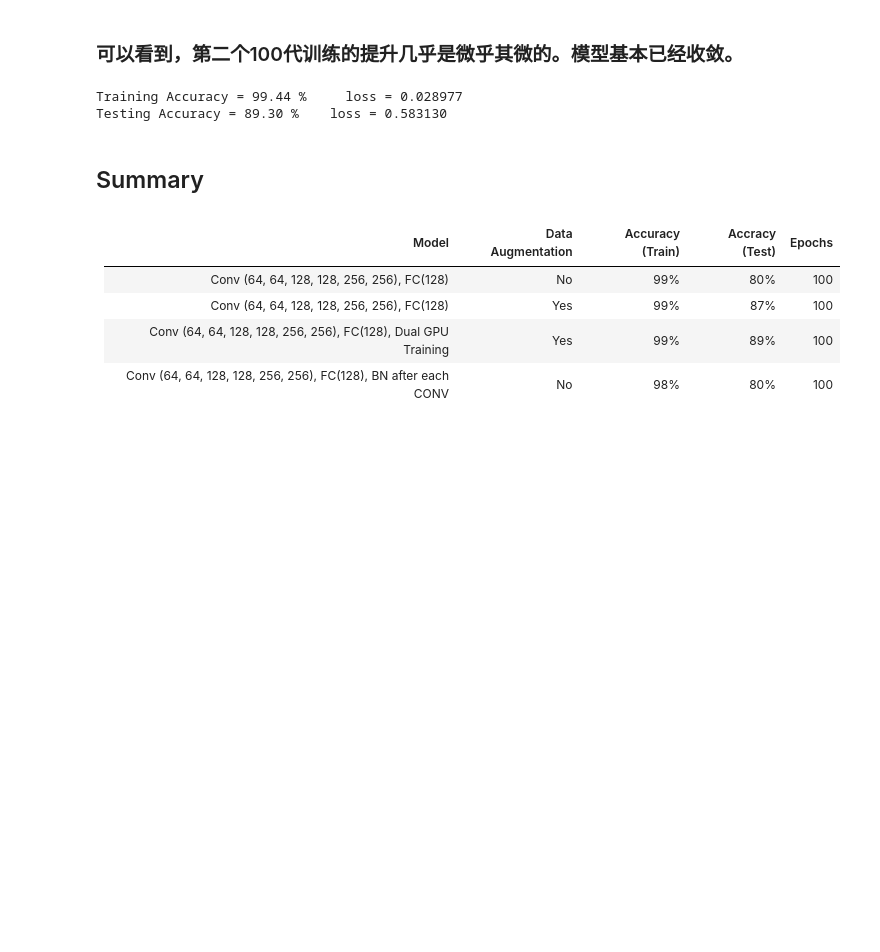
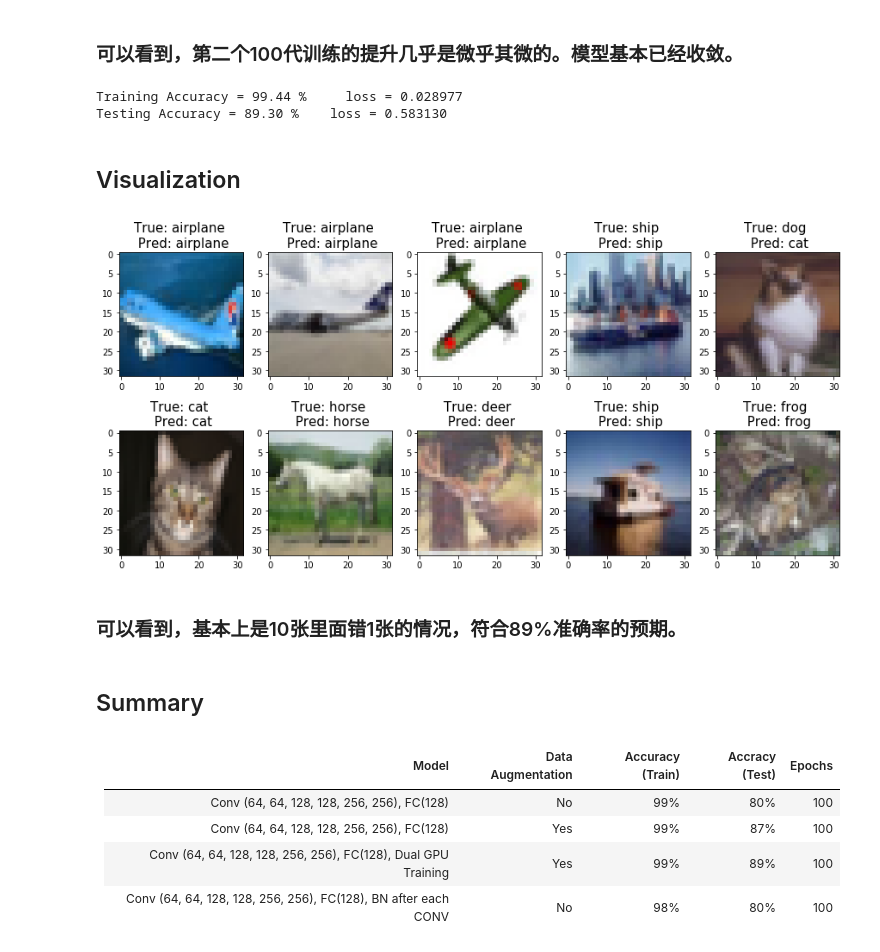
Before and after one commit to mtyylx/MLND, a Jupyter notebook: P5_Image_Classification/CIFAR10 Image Classification using Keras.ipynb, the cells around one changed output. Cells and saved outputs as stored; diff of their text form; code cells hidden in the pictures; blank space fills up the shorter version.

```diff
--- a/P5_Image_Classification/CIFAR10 Image Classification using Keras.ipynb
+++ b/P5_Image_Classification/CIFAR10 Image Classification using Keras.ipynb
@@ -514,6 +514,31 @@ print("Testing Accuracy = %.2f %%    loss = %f" % (accuracy * 100, loss))
 # %% [output]
 Training Accuracy = 99.44 %     loss = 0.028977
 Testing Accuracy = 89.30 %    loss = 0.583130
+# %% [markdown]
+## Visualization
+# %%
+import numpy as np
+rand_id = np.random.choice(range(10000), size=10)
+X_pred = np.array([X_test[i] for i in rand_id])
+y_true = [y_test[i] for i in rand_id]
+y_true = np.argmax(y_true, axis=1)
+y_true = [class_name[name] for name in y_true]
+y_pred = model3.predict(X_pred)
+y_pred = np.argmax(y_pred, axis=1)
+y_pred = [class_name[name] for name in y_pred]
+plt.figure(figsize=(15, 7))
+idx = 0
+for i in range(2):
+    for j in range(5):
+        plt.subplot(2, 5, idx+1)
+        plt.imshow(X_pred[idx].reshape(32, 32, 3), cmap='gray')
+        plt.title('True: %s \n Pred: %s' % (y_true[idx], y_pred[idx]), size=15)
+        idx += 1
+plt.show()
+# %% [output]
+[figure, added]
+# %% [markdown]
+### 可以看到，基本上是10张里面错1张的情况，符合89%准确率的预期。
 # %% [markdown]
 ## Summary
 # %% [markdown]
```
Also changed, not shown: parts of 2 cells of this notebook.
